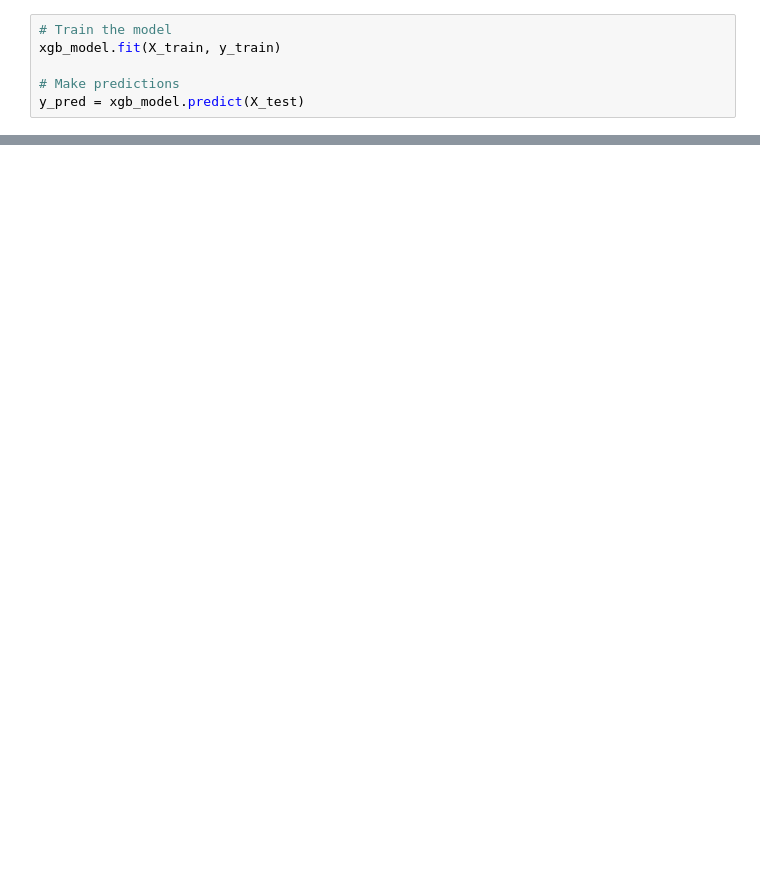
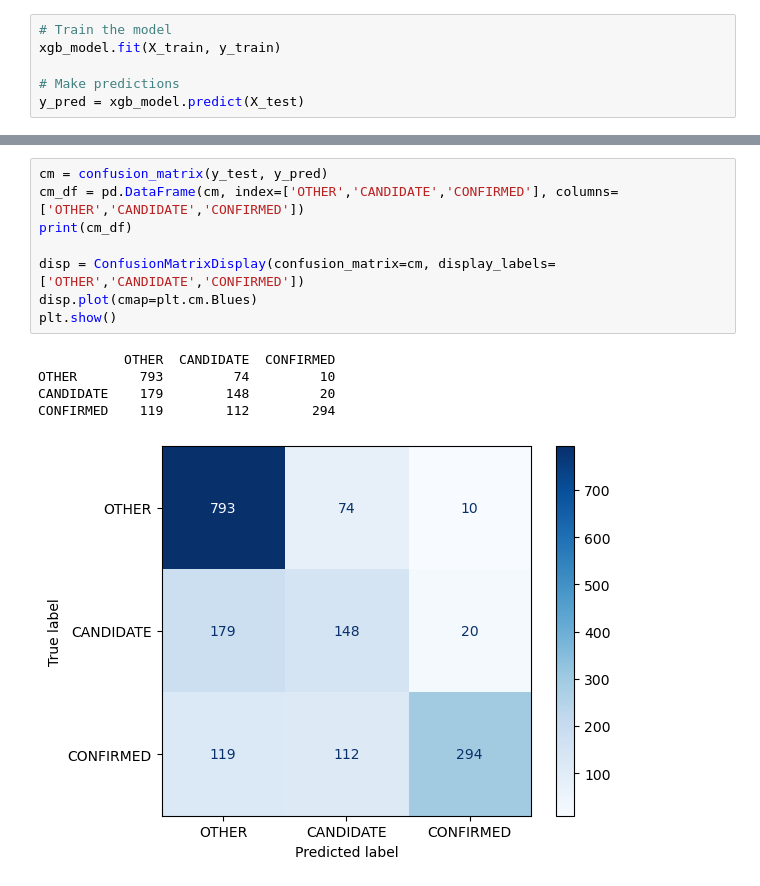
Before and after one commit to santirdzrmz/exoplanetproyect, a Jupyter notebook: testinit.ipynb, the cells around one changed output, grey strips where cells are left out. Drawn from its saved outputs; the diff is of its cells as text; blank space fills up the shorter version.

```diff
--- a/testinit.ipynb
+++ b/testinit.ipynb
@@ -160,0 +325,14 @@ print("Accuracy:", sk.metrics.accuracy_score(y_test, y_pred))
+# %%
+cm = confusion_matrix(y_test, y_pred)
+cm_df = pd.DataFrame(cm, index=['OTHER','CANDIDATE','CONFIRMED'], columns=['OTHER','CANDIDATE','CONFIRMED'])
+print(cm_df)
+
+disp = ConfusionMatrixDisplay(confusion_matrix=cm, display_labels=['OTHER','CANDIDATE','CONFIRMED'])
+disp.plot(cmap=plt.cm.Blues)
+plt.show()
+# %% [output]
+           OTHER  CANDIDATE  CONFIRMED
+OTHER        793         74         10
+CANDIDATE    179        148         20
+CONFIRMED    119        112        294
+[figure, added]
```
Also changed, not shown: parts of 25 cells of this notebook, 11 other files.
